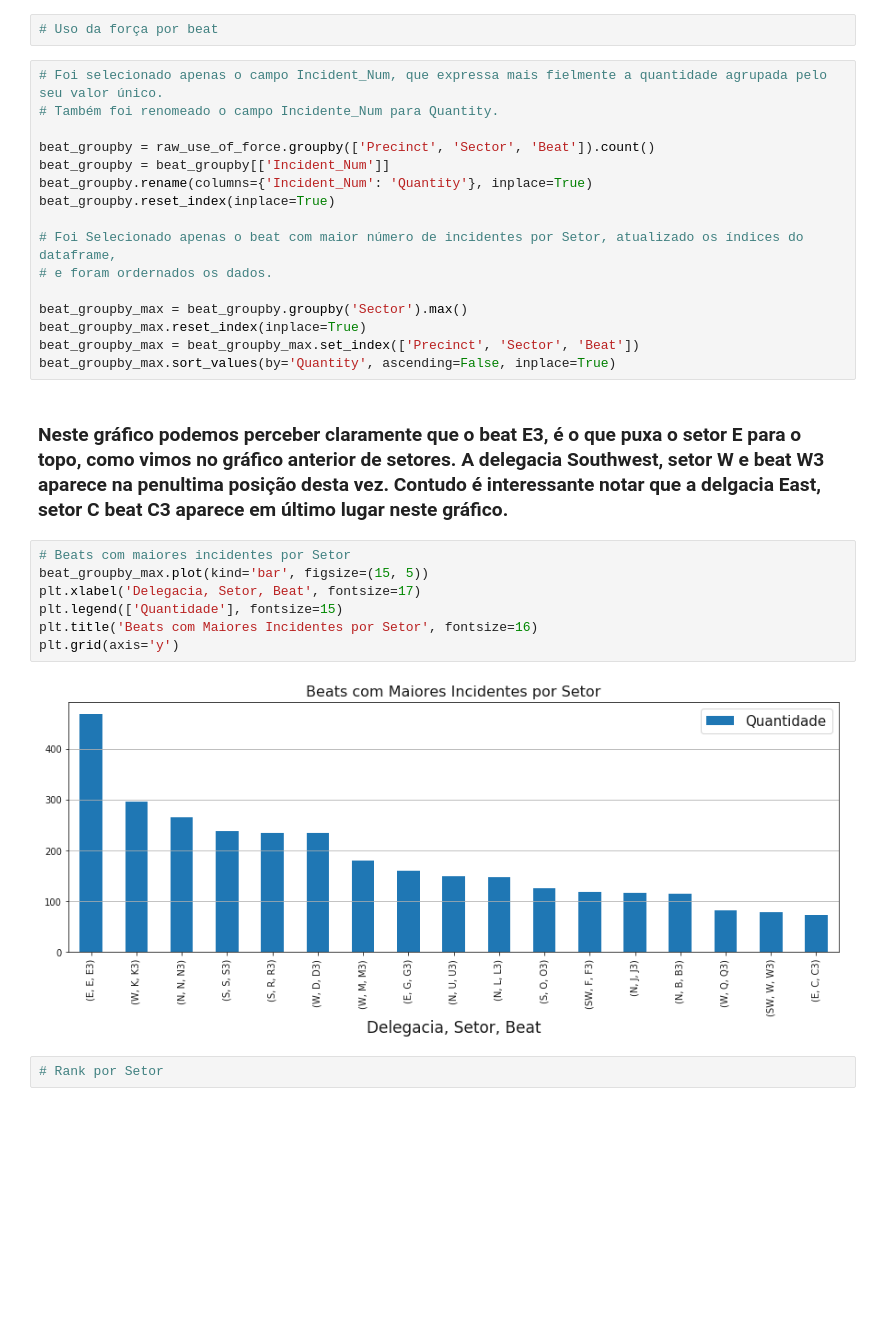
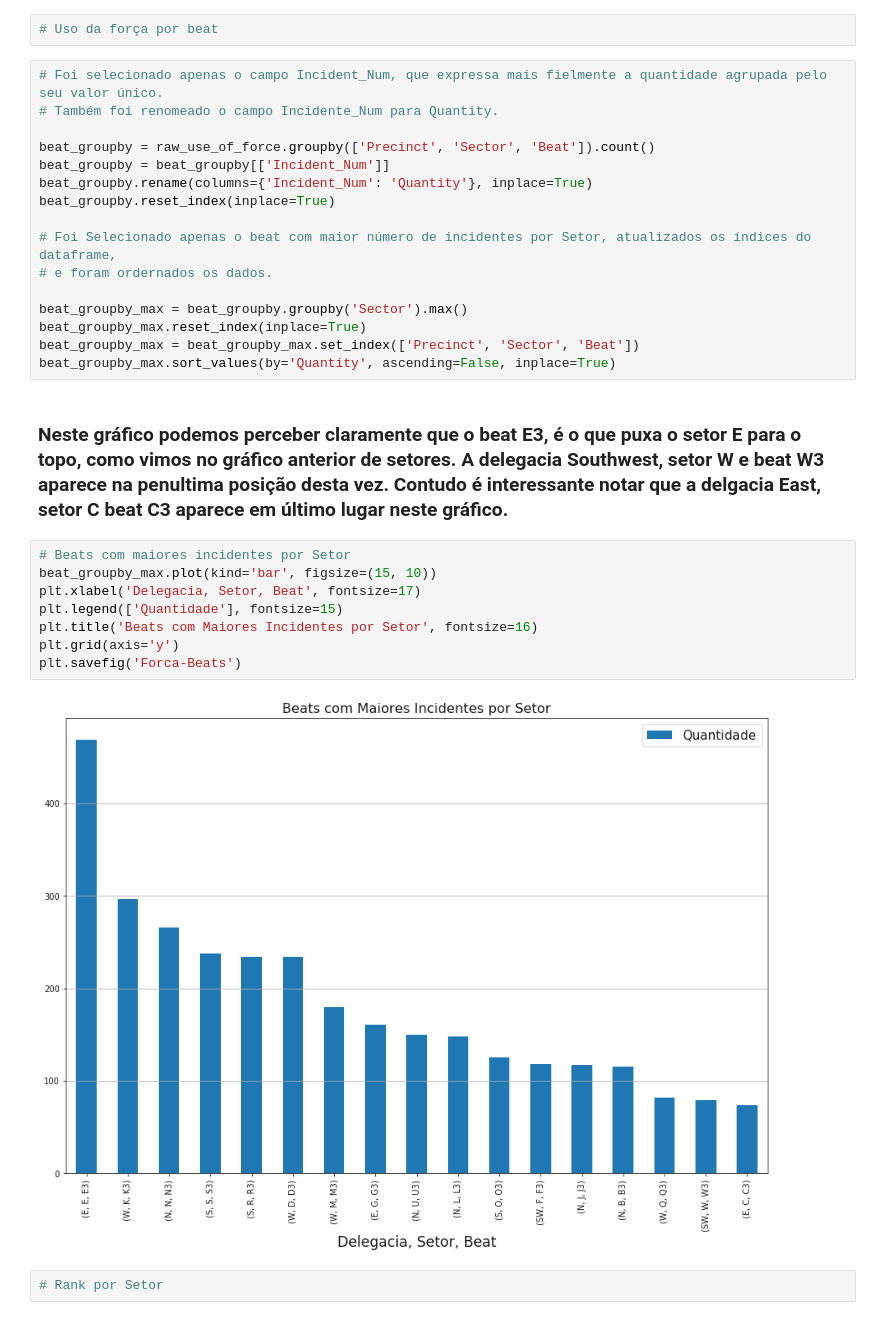
Before and after one commit to clairtonm/atlanticoDSTest, a Jupyter notebook: Notebooks/Use_of_force_Seattle_IA.ipynb, the cells around one changed output. Cells and saved outputs as stored; diff of their text form; blank space fills up the shorter version.

```diff
--- a/Notebooks/Use_of_force_Seattle_IA.ipynb
+++ b/Notebooks/Use_of_force_Seattle_IA.ipynb
@@ -120,7 +108,7 @@ beat_groupby = beat_groupby[['Incident_Num']]
 beat_groupby.rename(columns={'Incident_Num': 'Quantity'}, inplace=True)
 beat_groupby.reset_index(inplace=True)
 
-# Foi Selecionado apenas o beat com maior número de incidentes por Setor, atualizado os índices do dataframe,
+# Foi Selecionado apenas o beat com maior número de incidentes por Setor, atualizados os índices do dataframe,
 # e foram ordernados os dados.
 
 beat_groupby_max = beat_groupby.groupby('Sector').max()
@@ -131,13 +119,14 @@ beat_groupby_max.sort_values(by='Quantity', ascending=False, inplace=True)
 ### Neste gráfico podemos perceber claramente que o beat E3, é o que puxa o setor E para o topo, como vimos no gráfico anterior de setores. A delegacia Southwest, setor W e beat W3 aparece na penultima posição desta vez. Contudo é interessante notar que a delgacia East, setor C beat C3 aparece em último lugar neste gráfico.
 # %%
 # Beats com maiores incidentes por Setor
-beat_groupby_max.plot(kind='bar', figsize=(15, 5))
+beat_groupby_max.plot(kind='bar', figsize=(15, 10))
 plt.xlabel('Delegacia, Setor, Beat', fontsize=17)
 plt.legend(['Quantidade'], fontsize=15)
 plt.title('Beats com Maiores Incidentes por Setor', fontsize=16)
 plt.grid(axis='y')
+plt.savefig('Forca-Beats')
 # %% [output]
-[figure, old version]
+[figure, new version]
 # %%
 # Rank por Setor
 # %%
```
Also changed, not shown: parts of 33 cells of this notebook, 2 other files.
